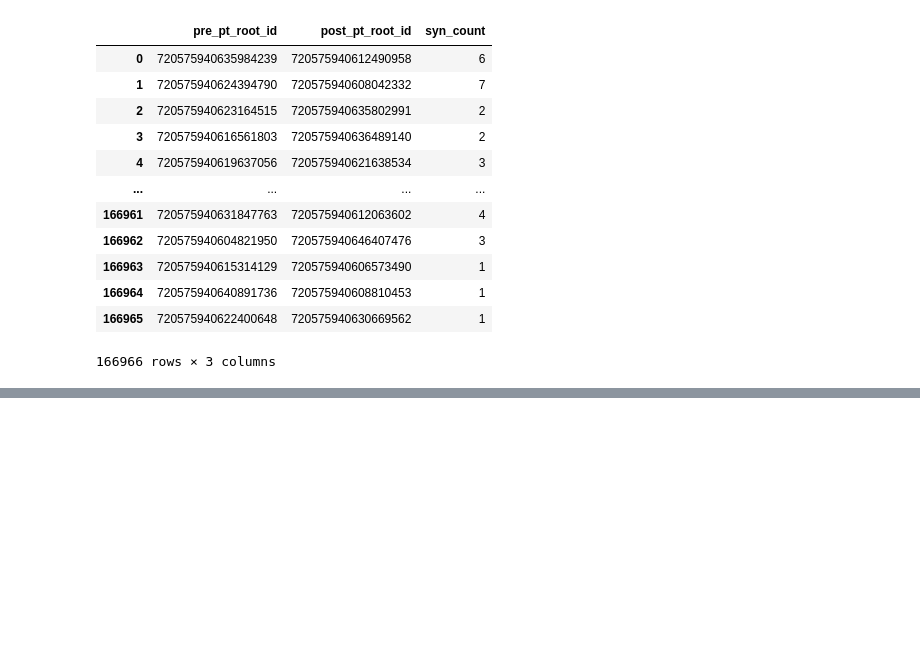
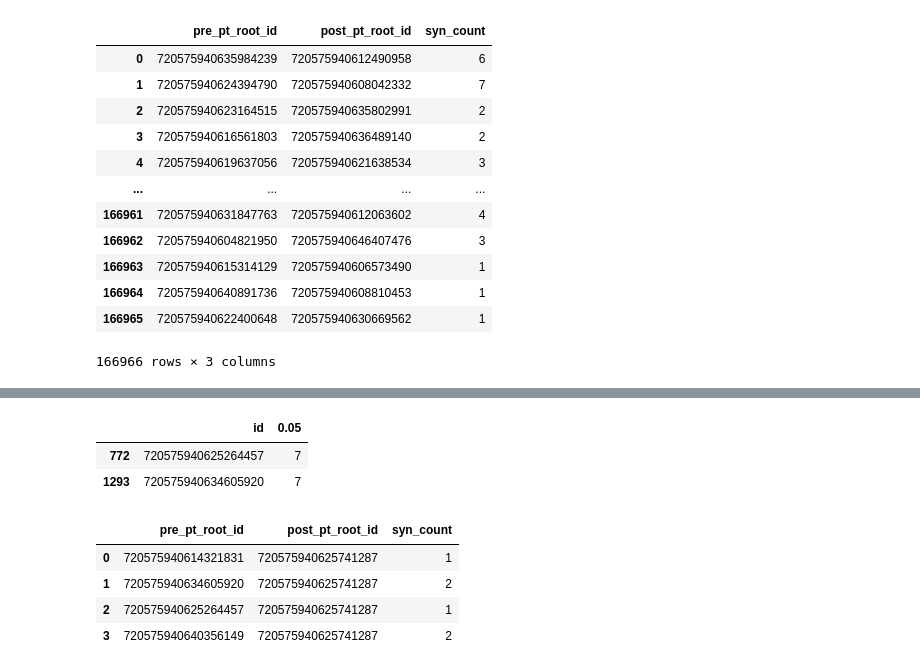
Before and after one commit to Gutierrez-lab/flybrain-clustering-rhessa, a Jupyter notebook: FlyWire/oviposition_sandbox.ipynb, the cells around one changed output, grey strips where cells are left out. Drawn from its saved outputs; the diff is of its cells as text; code cells hidden in the pictures; blank space fills up the shorter version.

```diff
--- a/FlyWire/oviposition_sandbox.ipynb
+++ b/FlyWire/oviposition_sandbox.ipynb
@@ -613,0 +600,21 @@ clustering.to_csv('clustering_result_combined.txt', sep=' ', index=False, header
+# %%
+clustering005[clustering005['0.05'] == 7]
+# %% [output]
+|  | id | 0.05 |
+| 772 | 720575940625264457 | 7 |
+| 1293 | 720575940634605920 | 7 |
+# %%
+# Check that cluster 7 neurons actually connect to the oviIN
+cluster7 = clustering0[clustering0['0.0'] == 7]
+cluster7 = cluster7['id'].tolist()
+
+# Find all connections made between cluster7 and oviIN
+cluster7_connections = all_connections[all_connections['pre_pt_root_id'].isin(cluster7) & all_connections['post_pt_root_id'].isin([720575940625741287])]
+cluster7_connections = cluster7_connections[['pre_pt_root_id', 'post_pt_root_id', 'syn_count']].reset_index(drop=True)
+cluster7_connections
+# %% [output]
+|  | pre_pt_root_id | post_pt_root_id | syn_count |
+| 0 | 720575940614321831 | 720575940625741287 | 1 |
+| 1 | 720575940634605920 | 720575940625741287 | 2 |
+| 2 | 720575940625264457 | 720575940625741287 | 1 |
+| 3 | 720575940640356149 | 720575940625741287 | 2 |
```
Also changed, not shown: parts of 6 cells of this notebook, 5 other files.
